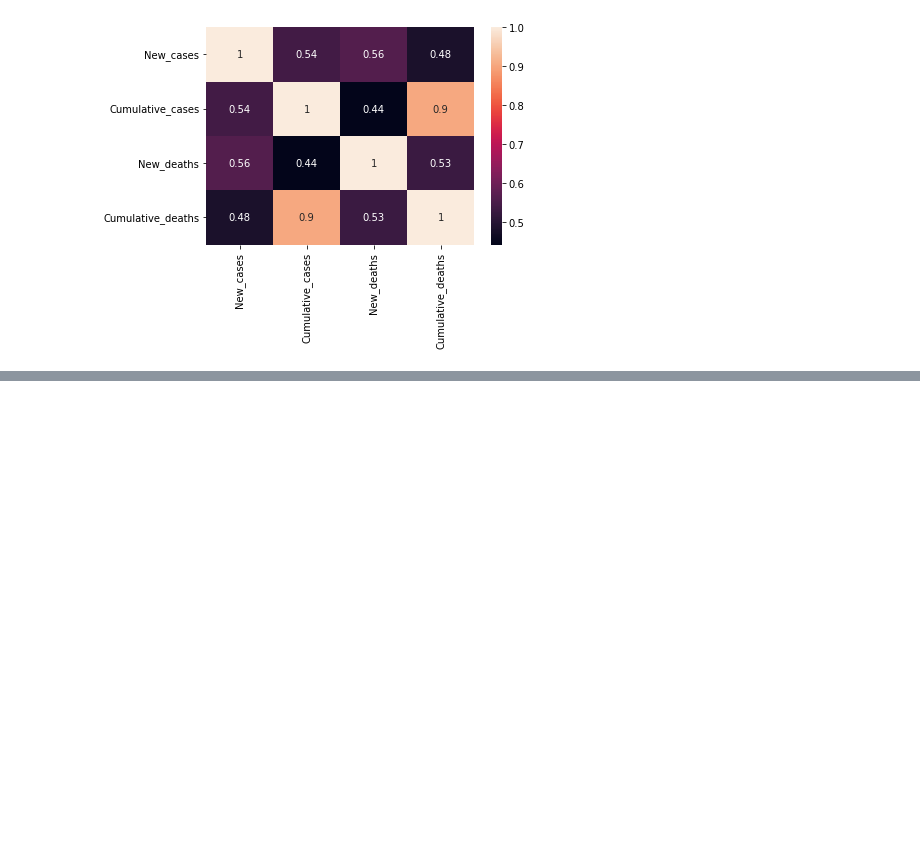
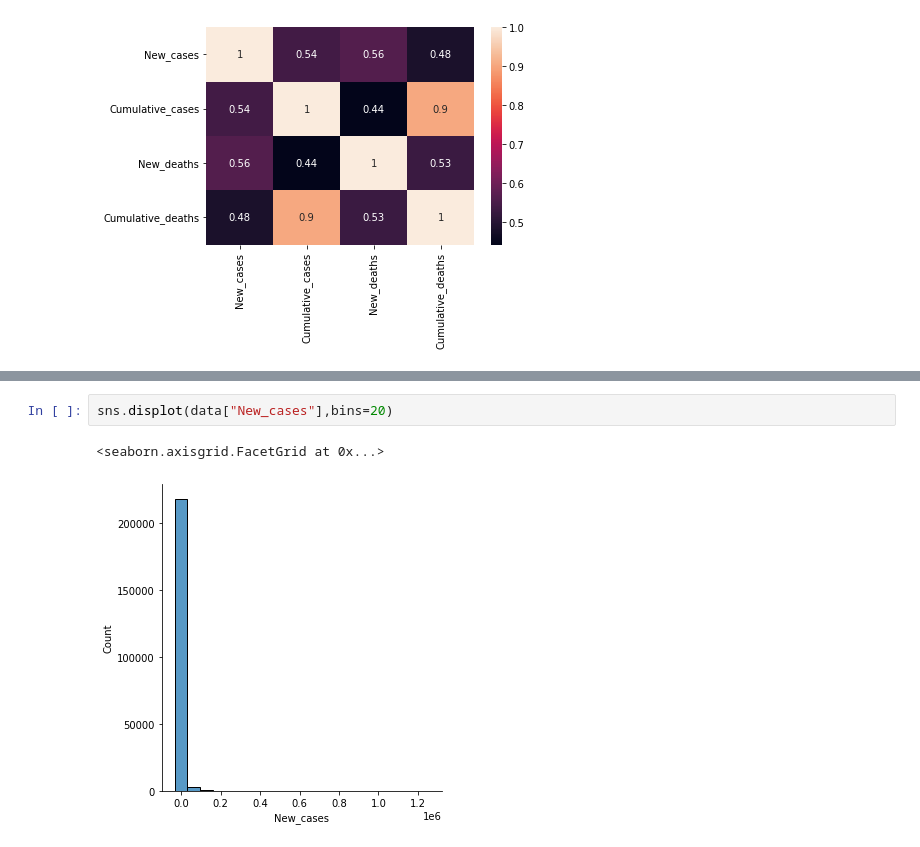
Before and after one commit to Basitm1/Github_project, a Jupyter notebook: Exploration.ipynb, the cells around one changed output, grey strips where cells are left out. Cells and saved outputs as stored; diff of their text form; blank space fills up the shorter version.

```diff
--- a/Exploration.ipynb
+++ b/Exploration.ipynb
@@ -83,0 +101,5 @@ sns.heatmap(corelation, xticklabels=corelation.columns, yticklabels=corelation.c
+# %%
+sns.displot(data["New_cases"],bins=20)
+# %% [output]
+<seaborn.axisgrid.FacetGrid at 0x...>
+[figure, added]
```
Also changed, not shown: parts of 6 cells of this notebook, 1 other file.
